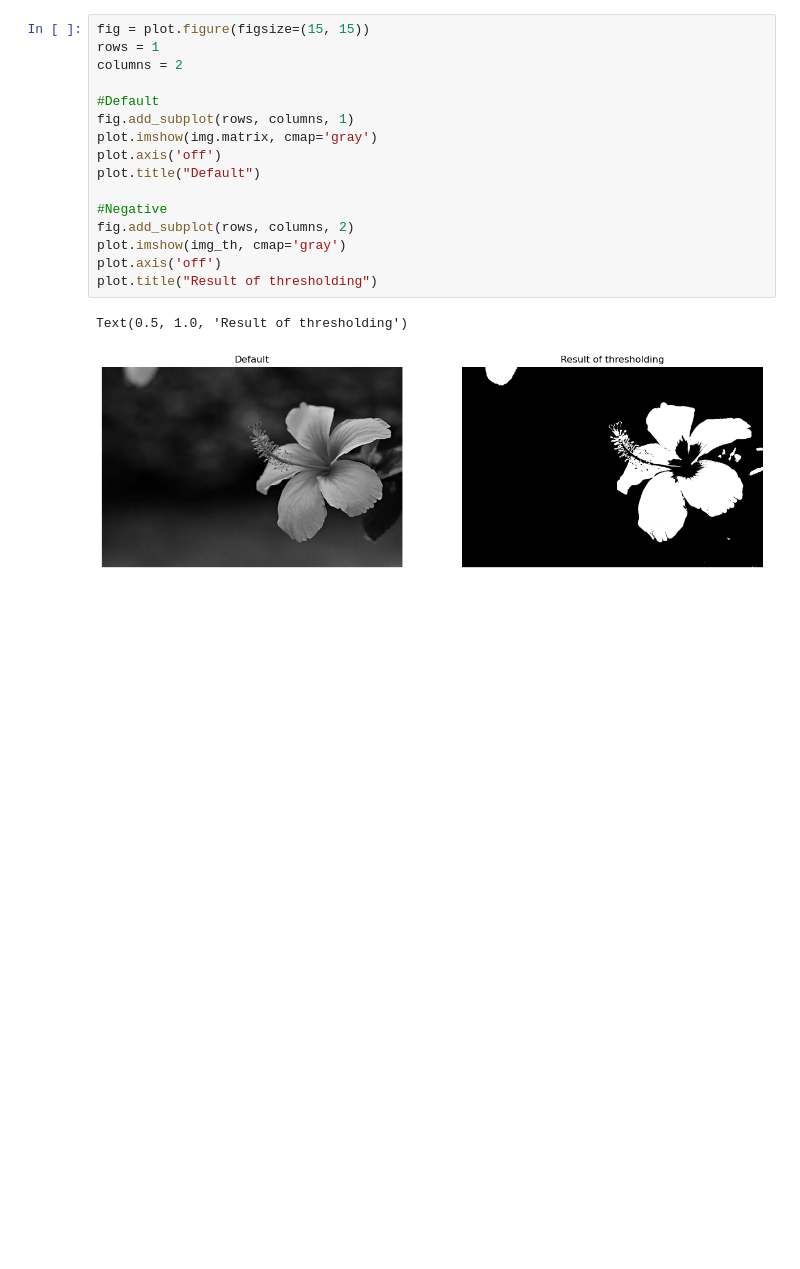
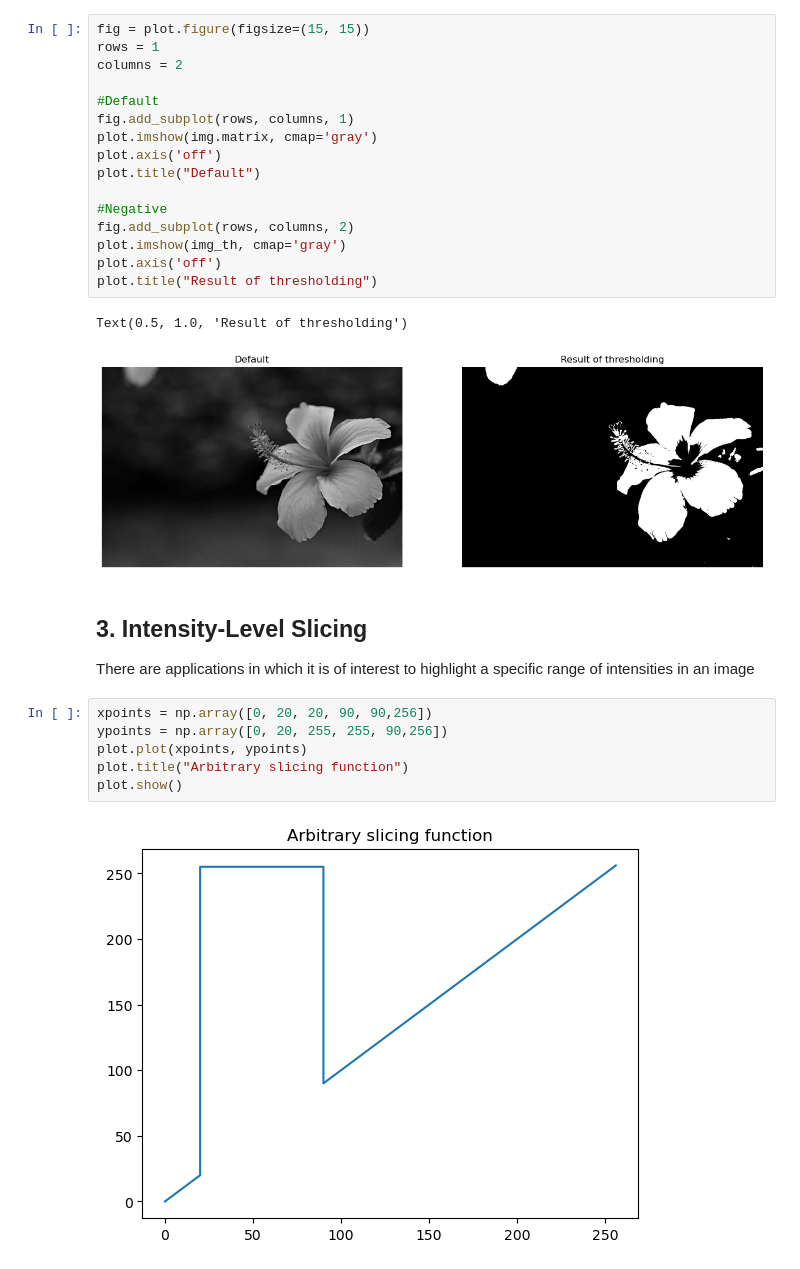
Before and after one commit to otaviofbrito/Digital-Image-Processing, a Jupyter notebook: intensity/intensity.ipynb, the cells around one changed output. Drawn from its saved outputs; the diff is of its cells as text; blank space fills up the shorter version.

Commit message:
intensity-level slicing

```diff
--- a/intensity/negative.ipynb
+++ b/intensity/intensity.ipynb
@@ -233,3 +238,15 @@ plot.title("Result of thresholding")
 # %% [output]
 Text(0.5, 1.0, 'Result of thresholding')
 [figure]
+# %% [markdown]
+## 3. Intensity-Level Slicing
+
+There are applications in which it is of interest to highlight a specific range of intensities in an image
+# %%
+xpoints = np.array([0, 20, 20, 90, 90,256])
+ypoints = np.array([0, 20, 255, 255, 90,256])
+plot.plot(xpoints, ypoints)
+plot.title("Arbitrary slicing function")
+plot.show()
+# %% [output]
+[figure, added]
```
Also changed, not shown: parts of 8 cells of this notebook.
